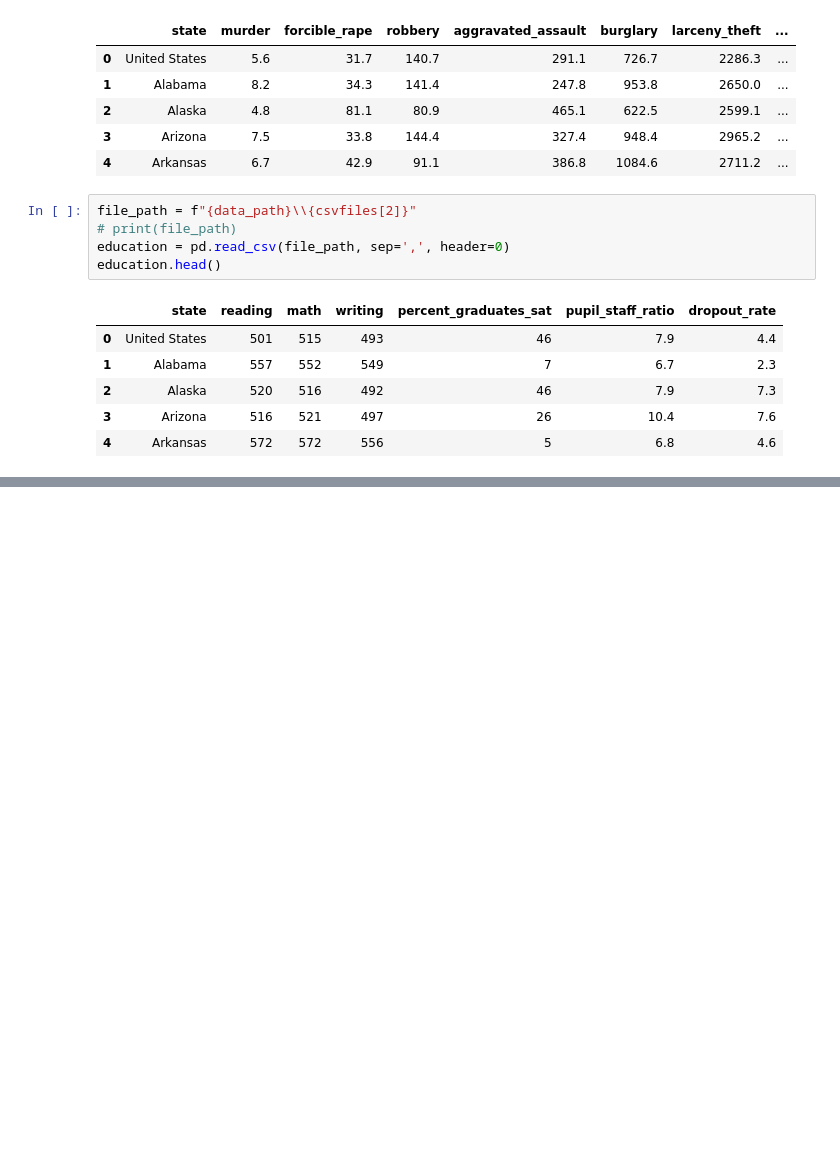
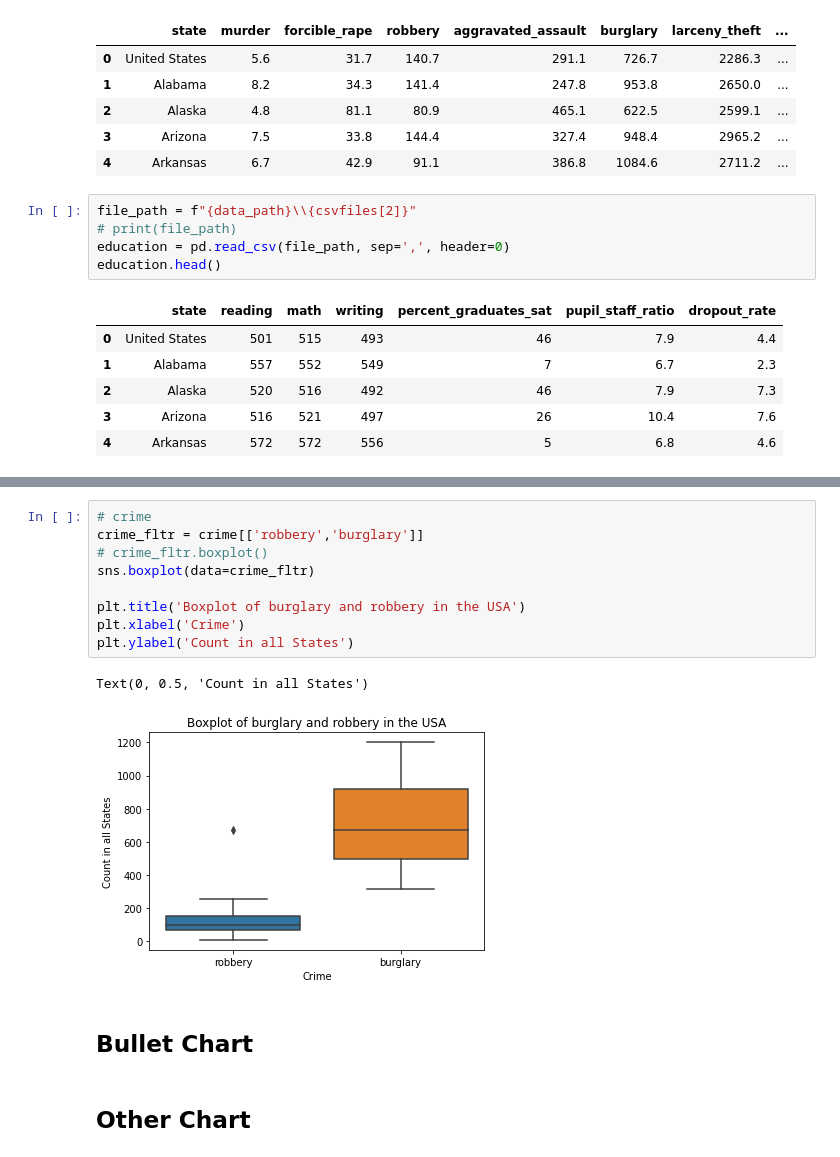
Before and after one commit to samantoz/dsc640-data_presentation, a Jupyter notebook: notebook/ex6.2.ipynb, the cells around one changed output, grey strips where cells are left out. Saved outputs shown, nothing was run; the diff lists cells and outputs as text; blank space fills up the shorter version.

```diff
--- a/notebook/ex6.2.ipynb
+++ b/notebook/ex6.2.ipynb
@@ -89,0 +113,16 @@ education.head()
+# %%
+# crime
+crime_fltr = crime[['robbery','burglary']]
+# crime_fltr.boxplot()
+sns.boxplot(data=crime_fltr)
+
+plt.title('Boxplot of burglary and robbery in the USA')
+plt.xlabel('Crime')
+plt.ylabel('Count in all States')
+# %% [output]
+Text(0, 0.5, 'Count in all States')
+[figure, added]
+# %% [markdown]
+## Bullet Chart
+# %% [markdown]
+## Other Chart
```
Also changed, not shown: parts of 5 cells of this notebook, 1 other file.
